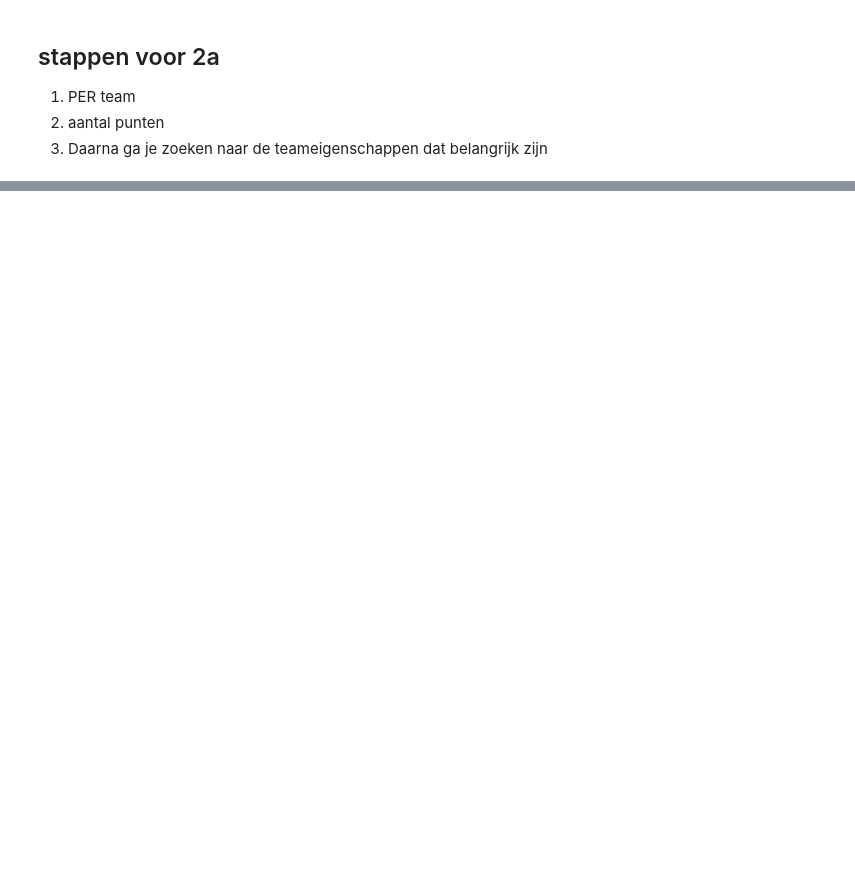
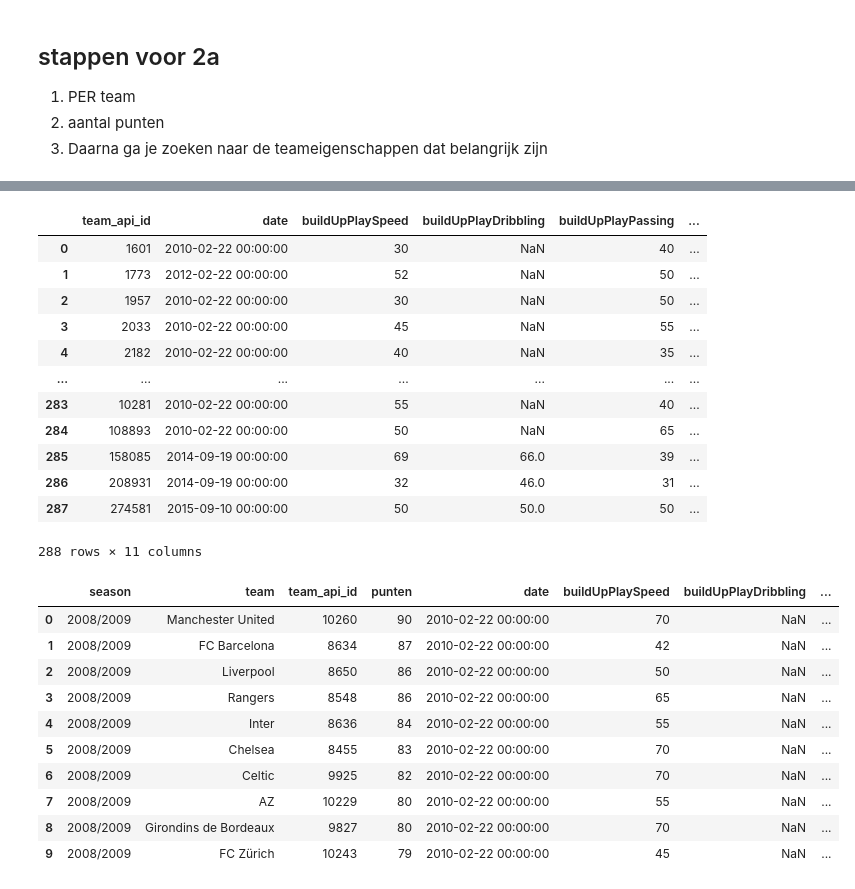
Before and after one commit to Ardjun6/Groep6-datalab-sprint_2, a Jupyter notebook: fc_barcelona_analysis.ipynb, the cells around one changed output, grey strips where cells are left out. Drawn from its saved outputs; the diff is of its cells as text; code cells hidden in the pictures; blank space fills up the shorter version.

Commit message:
Opdracht 2a: teameigenschappen geselecteerd en samengevoegd met punten per team, show_query aangepast met return df zodat het een DataFrame teruggeeft

```diff
--- a/fc_barcelona_analysis.ipynb
+++ b/fc_barcelona_analysis.ipynb
@@ -529,6 +584,7 @@ punten_df = bar.show_query(
 """SELECT
     season,
     team.team_long_name AS team,
+    team.team_api_id,
     SUM(
         CASE
             WHEN match.home_team_api_id = team.team_api_id AND home_team_goal > away_team_goal THEN 3
@@ -538,20 +594,10 @@ punten_df = bar.show_query(
         END
     ) AS punten
 FROM match
-INNER JOIN league ON match.league_id = league.id
-INNER JOIN team ON team.team_api_id = match.home_team_api_id
-               OR team.team_api_id = match.away_team_api_id
-GROUP BY team, season
-ORDER BY season, punten DESC;
+INNER JOIN team
+    ON team.team_api_id = match.home_team_api_id
+    OR team.team_api_id = match.away_team_api_id
+GROUP BY match.season, team.team_long_name, team.team_api_id
+ORDER BY match.season, punten DESC
 """
 )
-
-
-teameig = bar.show_query(
-"""
-SELECT *
-FROM team_attributes
-ORDER BY team_api_id DESC
-
-"""
-)
@@ -557,0 +618,47 @@ ORDER BY team_api_id DESC
+# %%
+# stap 2. Team attributes ophalen
+teameig_df = bar.show_query("""
+SELECT
+    team_api_id,
+    date,
+    buildUpPlaySpeed,
+    buildUpPlayDribbling,
+    buildUpPlayPassing,
+    chanceCreationPassing,
+    chanceCreationCrossing,
+    chanceCreationShooting,
+    defencePressure,
+    defenceAggression,
+    defenceTeamWidth
+FROM Team_Attributes
+GROUP BY team_api_id""")
+
+# stap 3. Samenvoegen
+samengevoegd_df = punten_df.merge(teameig_df, on="team_api_id")
+
+display(samengevoegd_df.head(10))
+# %% [output]
+|  | team_api_id | date | buildUpPlaySpeed | buildUpPlayDribbling | buildUpPlayPassing | ... |
+| 0 | 1601 | 2010-02-22 00:00:00 | 30 | NaN | 40 | ... |
+| 1 | 1773 | 2012-02-22 00:00:00 | 52 | NaN | 50 | ... |
+| 2 | 1957 | 2010-02-22 00:00:00 | 30 | NaN | 50 | ... |
+| 3 | 2033 | 2010-02-22 00:00:00 | 45 | NaN | 55 | ... |
+| 4 | 2182 | 2010-02-22 00:00:00 | 40 | NaN | 35 | ... |
+| ... | ... | ... | ... | ... | ... | ... |
+| 283 | 10281 | 2010-02-22 00:00:00 | 55 | NaN | 40 | ... |
+| 284 | 108893 | 2010-02-22 00:00:00 | 50 | NaN | 65 | ... |
+| 285 | 158085 | 2014-09-19 00:00:00 | 69 | 66.0 | 39 | ... |
+| 286 | 208931 | 2014-09-19 00:00:00 | 32 | 46.0 | 31 | ... |
+| 287 | 274581 | 2015-09-10 00:00:00 | 50 | 50.0 | 50 | ... |
+288 rows × 11 columns
+|  | season | team | team_api_id | punten | date | buildUpPlaySpeed | buildUpPlayDribbling | ... |
+| 0 | 2008/2009 | Manchester United | 10260 | 90 | 2010-02-22 00:00:00 | 70 | NaN | ... |
+| 1 | 2008/2009 | FC Barcelona | 8634 | 87 | 2010-02-22 00:00:00 | 42 | NaN | ... |
+| 2 | 2008/2009 | Liverpool | 8650 | 86 | 2010-02-22 00:00:00 | 50 | NaN | ... |
+| 3 | 2008/2009 | Rangers | 8548 | 86 | 2010-02-22 00:00:00 | 65 | NaN | ... |
+| 4 | 2008/2009 | Inter | 8636 | 84 | 2010-02-22 00:00:00 | 55 | NaN | ... |
+| 5 | 2008/2009 | Chelsea | 8455 | 83 | 2010-02-22 00:00:00 | 70 | NaN | ... |
+| 6 | 2008/2009 | Celtic | 9925 | 82 | 2010-02-22 00:00:00 | 70 | NaN | ... |
+| 7 | 2008/2009 | AZ | 10229 | 80 | 2010-02-22 00:00:00 | 55 | NaN | ... |
+| 8 | 2008/2009 | Girondins de Bordeaux | 9827 | 80 | 2010-02-22 00:00:00 | 70 | NaN | ... |
+| 9 | 2008/2009 | FC Zürich | 10243 | 79 | 2010-02-22 00:00:00 | 45 | NaN | ... |
```
Also changed, not shown: parts of 13 cells of this notebook.
